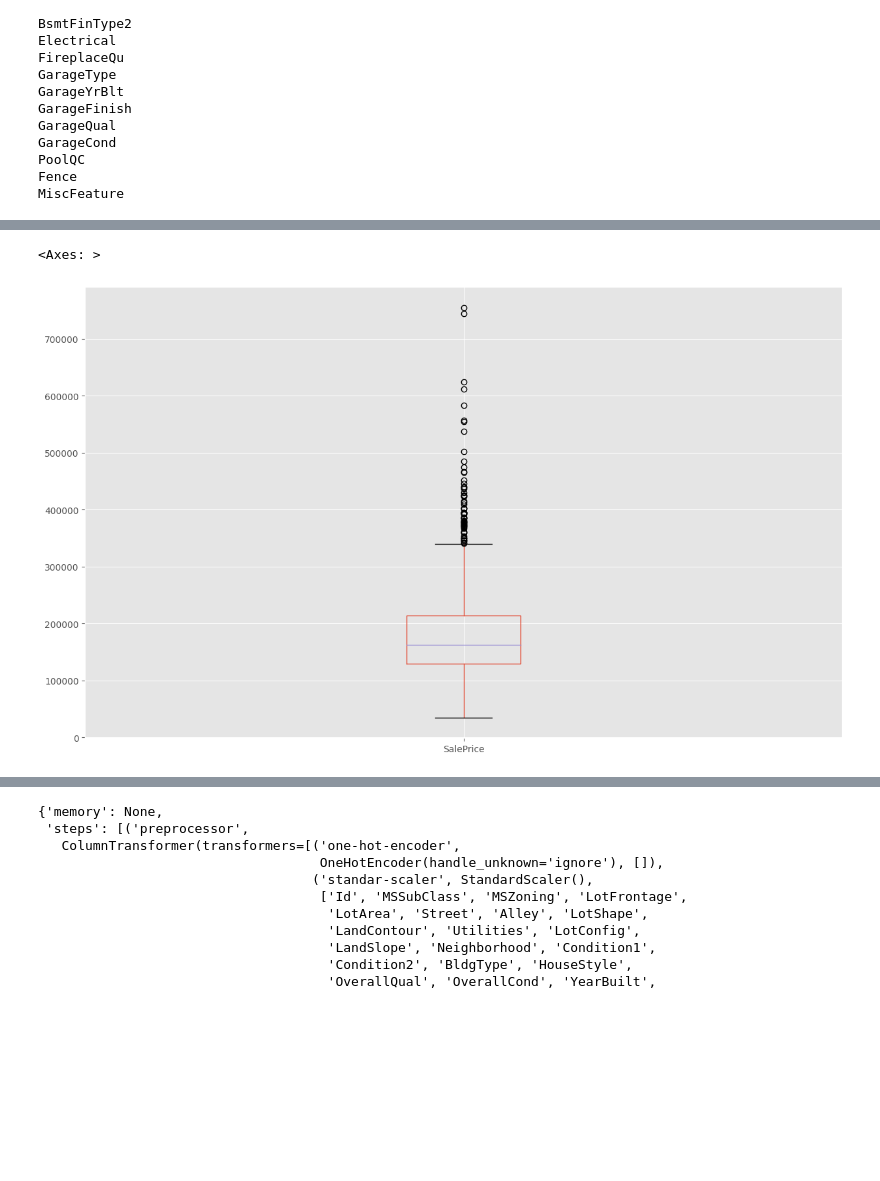
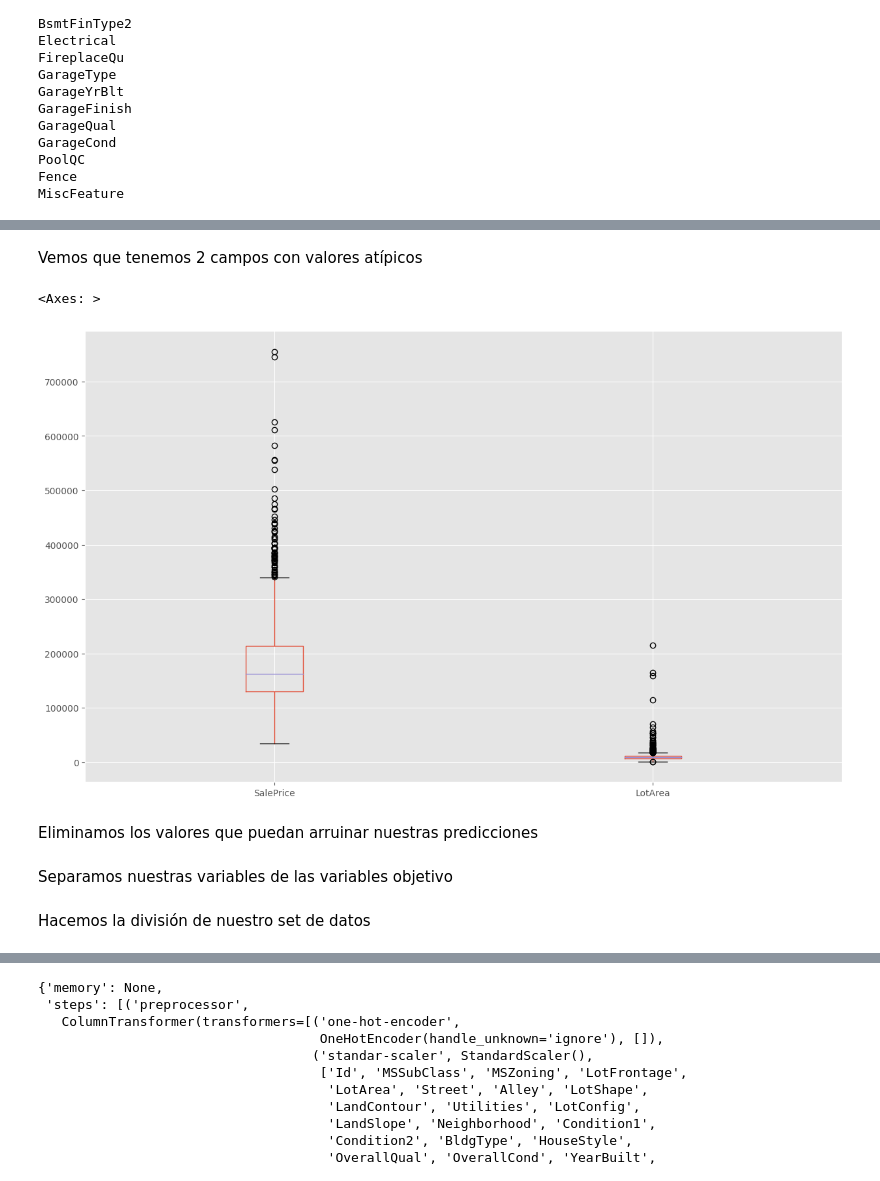
Before and after one commit to estebandonis/HT5-MineriadeDatos, a Jupyter notebook: hoja5.ipynb, the cells around one changed output, grey strips where cells are left out. Saved outputs shown, nothing was run; the diff lists cells and outputs as text; code cells hidden in the pictures; blank space fills up the shorter version.

```diff
--- a/hoja5.ipynb
+++ b/hoja5.ipynb
@@ -84,11 +95,17 @@ MiscFeature
+# %% [markdown]
+Vemos que tenemos 2 campos con valores atípicos
 # %%
-houses_df[["SalePrice"]].boxplot()
+houses_df[["SalePrice", "LotArea"]].boxplot()
 # %% [output]
 <Axes: >
-[figure, old version]
+[figure, new version]
+# %% [markdown]
+Eliminamos los valores que puedan arruinar nuestras predicciones
 # %%
 houses_df = houses_df[houses_df["SalePrice"] < 700000]
 houses_df = houses_df[houses_df["LotArea"] < 100000]
+# %% [markdown]
+Separamos nuestras variables de las variables objetivo
 # %%
 # Define the target
 y = houses_df.pop('SalePrice')
@@ -96,4 +113,6 @@ y = houses_df.pop('SalePrice')
 # Remove the target from the current DataFrame
 X = houses_df
 random.seed(1234)
+# %% [markdown]
+Hacemos la división de nuestro set de datos
 # %%
```
Also changed, not shown: parts of 21 cells of this notebook.
